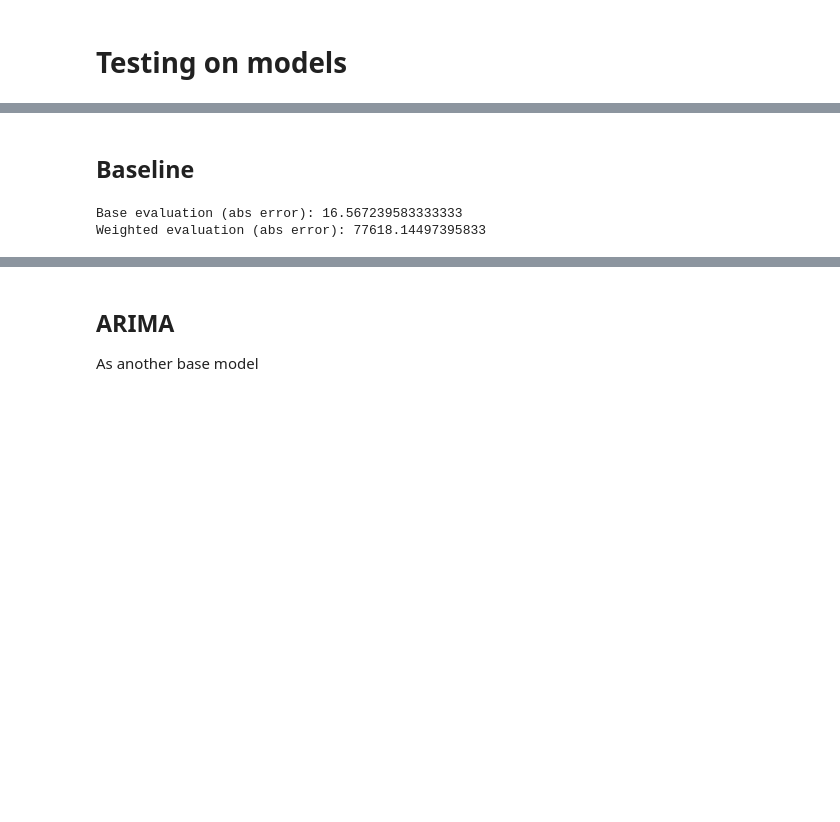
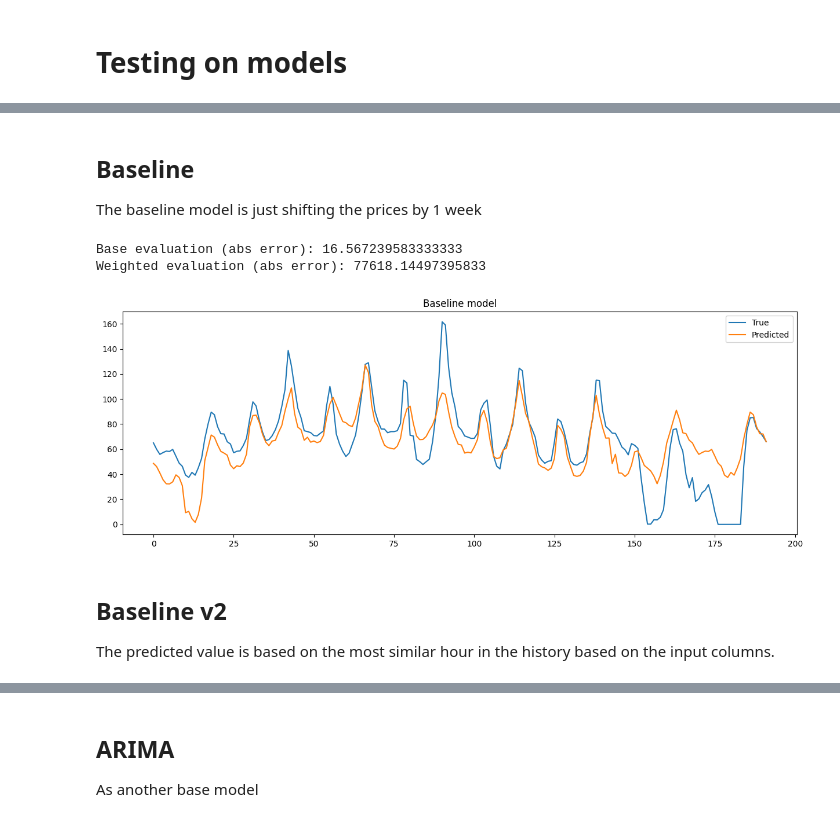
Before and after one commit to BotondProhaszka/msc_szakdolgozat, a Jupyter notebook: main.ipynb, the cells around one changed output, grey strips where cells are left out. Drawn from its saved outputs; the diff is of its cells as text; code cells hidden in the pictures; blank space fills up the shorter version.

Commit message:
Adding baseline v2

```diff
--- a/main.ipynb
+++ b/main.ipynb
@@ -379,6 +383,14 @@ def do_modeling(model, train_df, test_df, input_cols, target_col):
     y_true = test_df[target_col]
     base_eval(y_true, y_pred)
     weighted_eval(y_true, y_pred, test_df['Load_avg'])
+# %%
+def plot_predictions(y_true, y_pred, model_name):
+    plt.figure(figsize=(15, 5))
+    plt.plot(y_true, label='True')
+    plt.plot(y_pred, label='Predicted')
+    plt.title(model_name)
+    plt.legend()
+    plt.show()
 # %% [markdown]
 # Testing on models
 # %%
@@ -432,5 +444,7 @@ in_cols
-# %% [markdown]
-## Baseline
+# %% [markdown]
+## Baseline
+
+The baseline model is just shifting the prices by 1 week
 # %%
 def baseline_model(df):
     y_pred = df[f'Price_{target_country_code}'].shift(7*24)
@@ -444,3 +458,11 @@ weighted_eval(df.loc[df['Datetime'] >= test_end_date, target_col], base_pred, df
 # %% [output]
 Base evaluation (abs error): 16.567239583333333
 Weighted evaluation (abs error): 77618.14497395833
+# %%
+plot_predictions(df.loc[df['Datetime'] >= test_end_date, target_col].to_list(), base_pred.loc[df['Datetime'] >= test_end_date].to_list(), 'Baseline model')
+# %% [output]
+[figure, added]
+# %% [markdown]
+## Baseline v2
+
+The predicted value is based on the most similar hour in the history based on the input columns.
```
Also changed, not shown: parts of 20 cells of this notebook.
